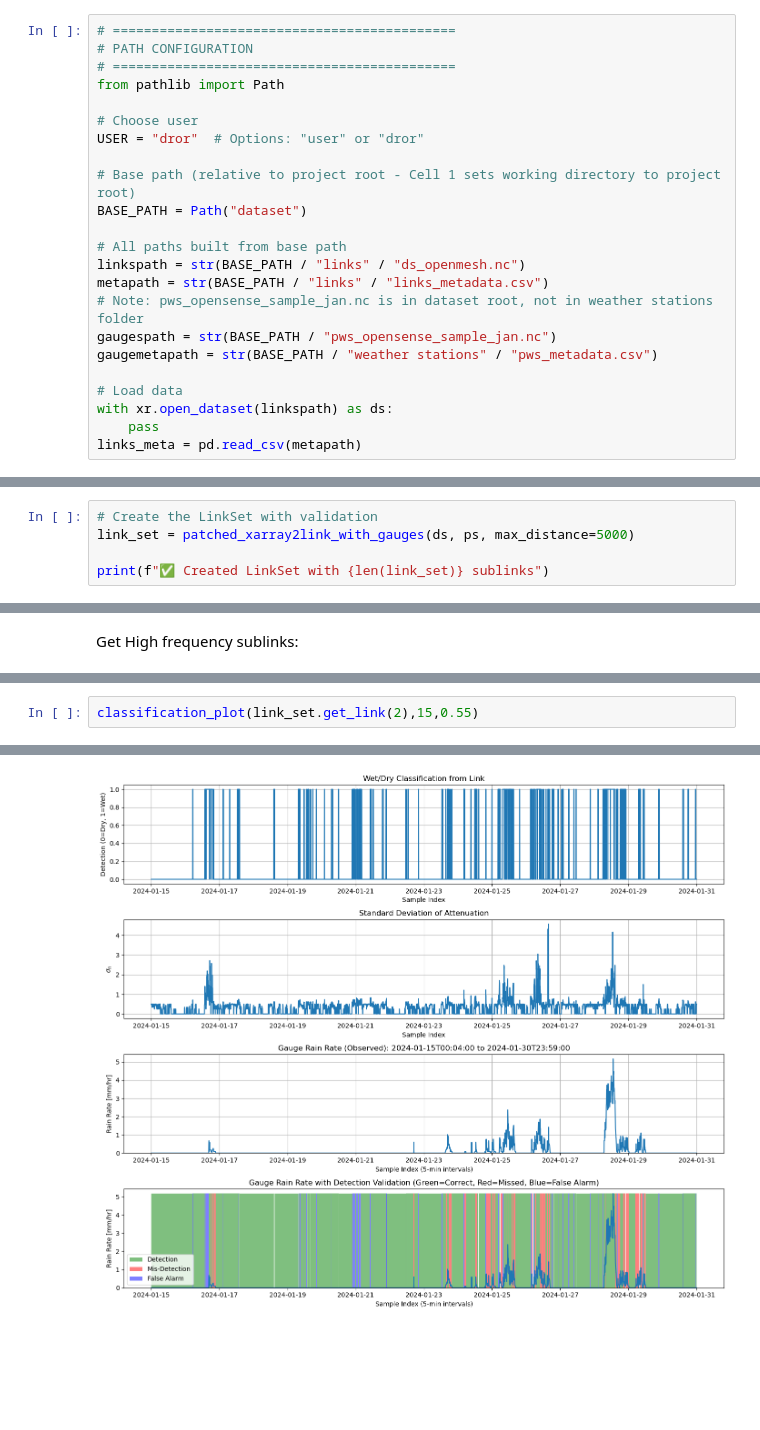
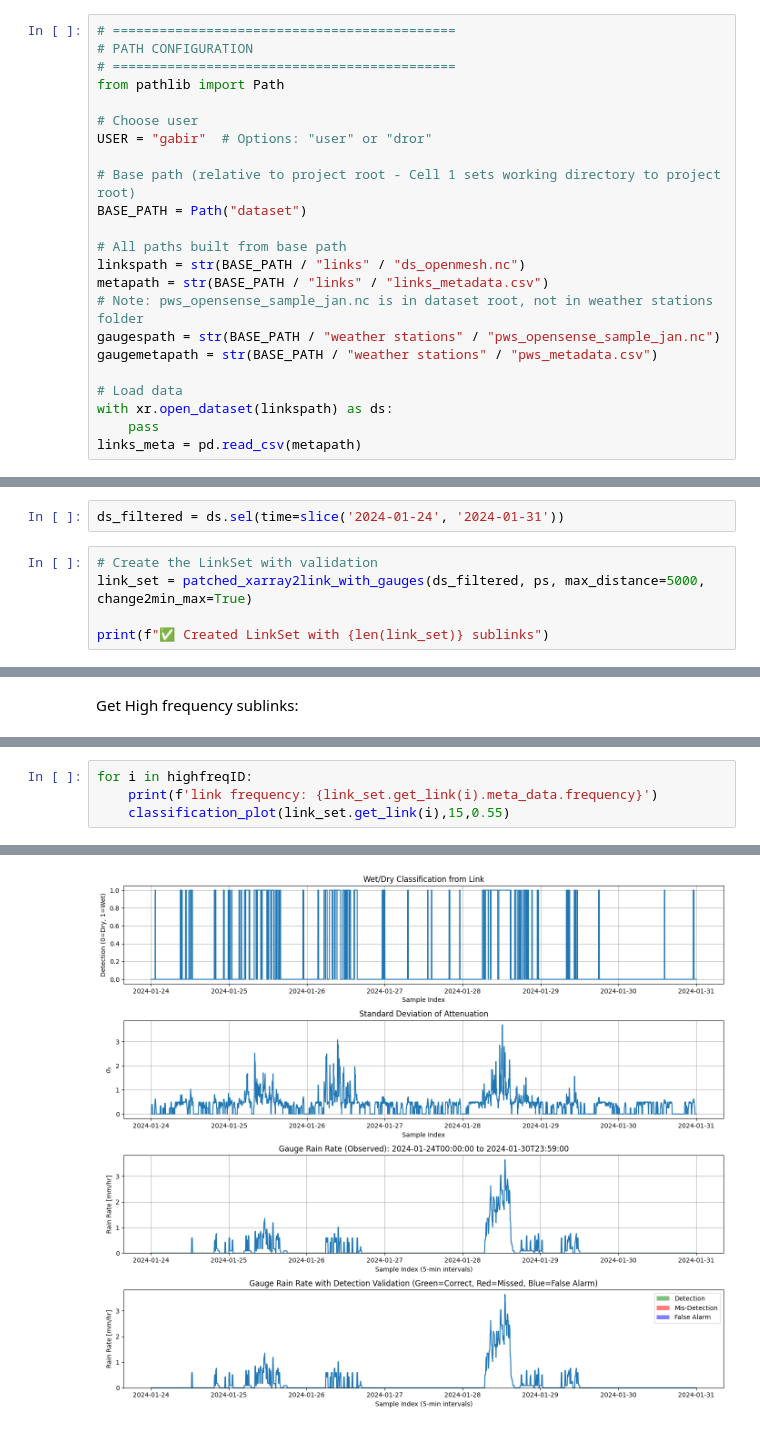
Before and after one commit to gabrielawr/OpenMesh_pynncml, a Jupyter notebook: src/analysis/pynncml_experiments/notebooks/LinkAnalysis.ipynb, the cells around one changed output, grey strips where cells are left out. Drawn from its saved outputs; the diff is of its cells as text; blank space fills up the shorter version.

Commit message:
Adapted notebook to LinkMinMax objects, edits on NaN handling,  gauge resolution

```diff
--- a/src/analysis/pynncml_experiments/notebooks/LinkAnalysis.ipynb
+++ b/src/analysis/pynncml_experiments/notebooks/LinkAnalysis.ipynb
@@ -54,7 +54,7 @@ Import files
 from pathlib import Path
 
 # Choose user
-USER = "dror"  # Options: "user" or "dror"
+USER = "gabir"  # Options: "user" or "dror"
 
 # Base path (relative to project root - Cell 1 sets working directory to project root)
 BASE_PATH = Path("dataset")
@@ -63,7 +63,7 @@ BASE_PATH = Path("dataset")
 linkspath = str(BASE_PATH / "links" / "ds_openmesh.nc")
 metapath = str(BASE_PATH / "links" / "links_metadata.csv")
 # Note: pws_opensense_sample_jan.nc is in dataset root, not in weather stations folder
-gaugespath = str(BASE_PATH / "pws_opensense_sample_jan.nc")
+gaugespath = str(BASE_PATH / "weather stations" / "pws_opensense_sample_jan.nc")
 gaugemetapath = str(BASE_PATH / "weather stations" / "pws_metadata.csv")
 
 # Load data
@@ -171,8 +170,10 @@ Plotting data for 37 gauges from PointSet...
 # %% [markdown]
 2. From xarray to LinkSet
+# %%
+ds_filtered = ds.sel(time=slice('2024-01-24', '2024-01-31'))
 # %%
 # Create the LinkSet with validation
-link_set = patched_xarray2link_with_gauges(ds, ps, max_distance=5000)
+link_set = patched_xarray2link_with_gauges(ds_filtered, ps, max_distance=5000, change2min_max=True)
 
 print(f"✅ Created LinkSet with {len(link_set)} sublinks")
 # %% [output]
@@ -209,3 +222,5 @@ Rain detection:
 # %%
-classification_plot(link_set.get_link(2),15,0.55)
+for i in highfreqID:
+    print(f'link frequency: {link_set.get_link(i).meta_data.frequency}')
+    classification_plot(link_set.get_link(i),15,0.55)
 # %% [output]
@@ -216,2 +232,2 @@ Interpolated detection length: 23036
-[figure, old version]
+[figure, new version]
 📊 Detection Performance:
```
Also changed, not shown: parts of 36 cells of this notebook, 2 other files.
